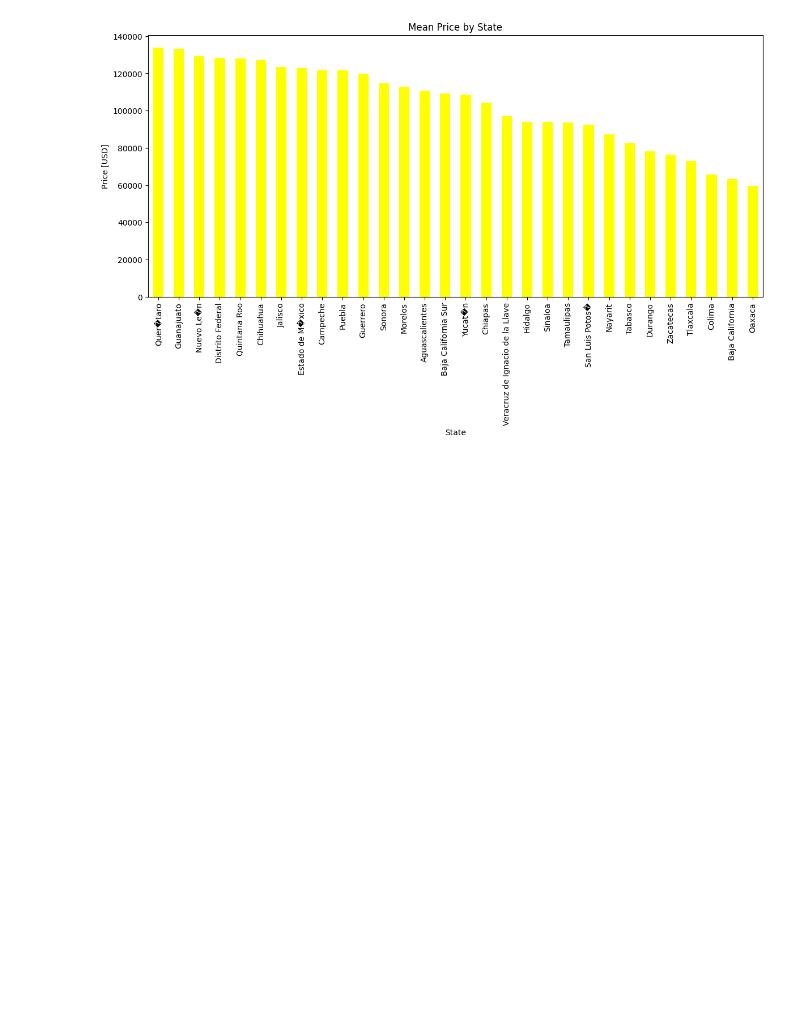
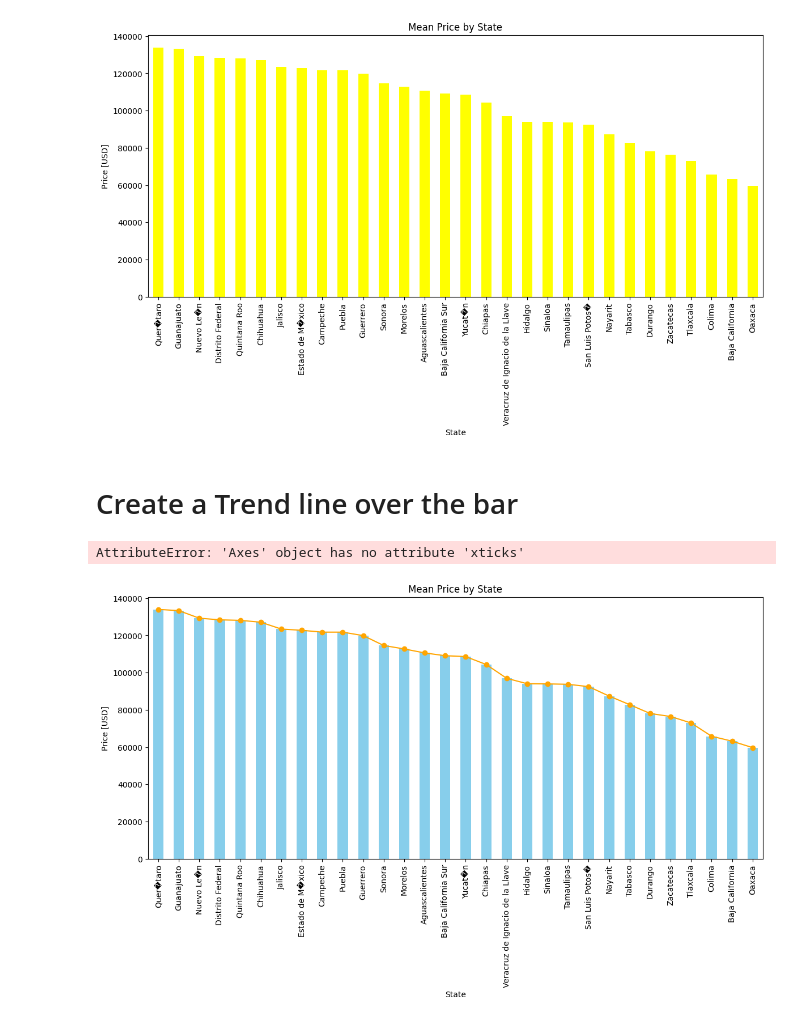
Before and after one commit to Hasan082/Data-Scientist-Project, a Jupyter notebook: Housing in Mexico/Step_4_research_Location_or_Size.ipynb, the cells around one changed output. Saved outputs shown, nothing was run; the diff lists cells and outputs as text; code cells hidden in the pictures; blank space fills up the shorter version.

Commit message:
combined bar and line chart and show a line

```diff
--- a/Housing in Mexico/Step_4_research_Location_or_Size.ipynb
+++ b/Housing in Mexico/Step_4_research_Location_or_Size.ipynb
@@ -53,3 +53,38 @@ mean_price_by_state.plot(
 );
 # %% [output]
 [figure]
+# %% [markdown]
+# Create a Trend line over the bar
+# %%
+# Create the bar plot
+ax = mean_price_by_state.plot(
+    kind='bar',
+    color='#87CEEB',
+    legend=False,
+    figsize=(14, 6)
+)
+# Add a line plot over the bar plot
+ax.plot(
+    mean_price_by_state.index,
+    mean_price_by_state.values,
+    marker='o',
+    linestyle='-',
+    color='#FFA500',
+    label='Trend Line'
+)
+
+# Customize labels and title
+ax.set_xlabel('State')
+ax.set_ylabel('Price [USD]')
+ax.set_title('Mean Price by State')
+
+# Rotate x-axis labels for better readability
+ax.xticks(rotation=90)
+
+# Show legend
+ax.legend()
+# Show plot
+plt.show()
+# %% [output]
+AttributeError: 'Axes' object has no attribute 'xticks'
+[figure, added]
```
